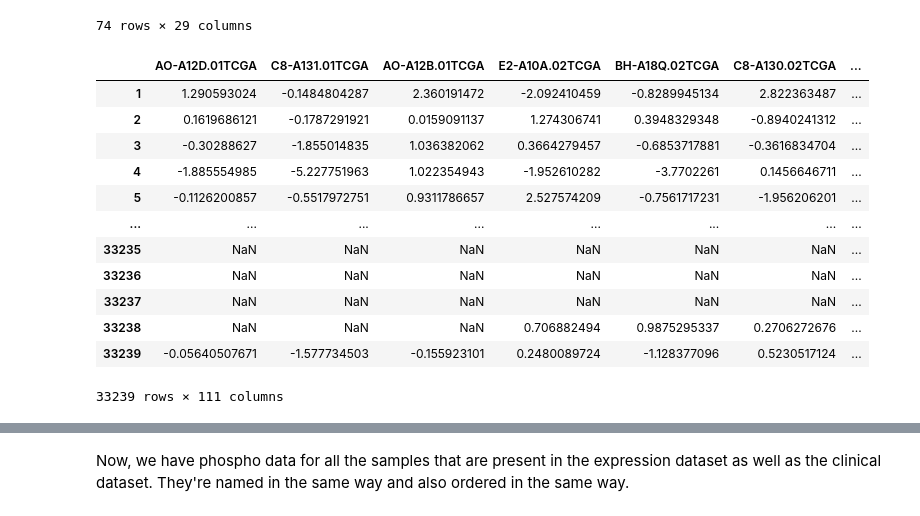
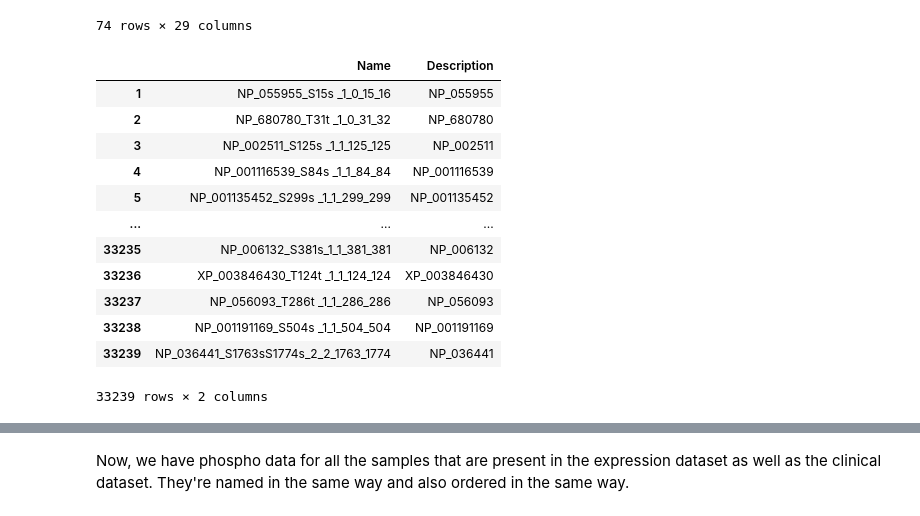
Before and after one commit to tiffanyqtang/Proteomics_Final, a Jupyter notebook: proteomics_final.ipynb, the cells around one changed output, grey strips where cells are left out. Cells and saved outputs as stored; diff of their text form; code cells hidden in the pictures.

```diff
--- a/proteomics_final.ipynb
+++ b/proteomics_final.ipynb
@@ -82,21 +101,21 @@ phospho_metadata = phosphoproteome_data.iloc[:, :2]
 # Extract the last 111 columns for phosphoproteome_data
 phosphoproteome_data_only = phosphoproteome_data.iloc[:, -111:]
 # %%
-phosphoproteome_data_only
+phospho_metadata
 # %% [output]
-|  | AO-A12D.01TCGA | C8-A131.01TCGA | AO-A12B.01TCGA | E2-A10A.02TCGA | BH-A18Q.02TCGA | C8-A130.02TCGA | ... |
-| 1 | 1.290593024 | -0.1484804287 | 2.360191472 | -2.092410459 | -0.8289945134 | 2.822363487 | ... |
-| 2 | 0.1619686121 | -0.1787291921 | 0.0159091137 | 1.274306741 | 0.3948329348 | -0.8940241312 | ... |
-| 3 | -0.30288627 | -1.855014835 | 1.036382062 | 0.3664279457 | -0.6853717881 | -0.3616834704 | ... |
-| 4 | -1.885554985 | -5.227751963 | 1.022354943 | -1.952610282 | -3.7702261 | 0.1456646711 | ... |
-| 5 | -0.1126200857 | -0.5517972751 | 0.9311786657 | 2.527574209 | -0.7561717231 | -1.956206201 | ... |
-| ... | ... | ... | ... | ... | ... | ... | ... |
-| 33235 | NaN | NaN | NaN | NaN | NaN | NaN | ... |
-| 33236 | NaN | NaN | NaN | NaN | NaN | NaN | ... |
-| 33237 | NaN | NaN | NaN | NaN | NaN | NaN | ... |
-| 33238 | NaN | NaN | NaN | 0.706882494 | 0.9875295337 | 0.2706272676 | ... |
-| 33239 | -0.05640507671 | -1.577734503 | -0.155923101 | 0.2480089724 | -1.128377096 | 0.5230517124 | ... |
+|  | Name | Description |
+| 1 | NP_055955_S15s _1_0_15_16 | NP_055955 |
+| 2 | NP_680780_T31t _1_0_31_32 | NP_680780 |
+| 3 | NP_002511_S125s _1_1_125_125 | NP_002511 |
+| 4 | NP_001116539_S84s _1_1_84_84 | NP_001116539 |
+| 5 | NP_001135452_S299s _1_1_299_299 | NP_001135452 |
+| ... | ... | ... |
+| 33235 | NP_006132_S381s_1_1_381_381 | NP_006132 |
+| 33236 | XP_003846430_T124t _1_1_124_124 | XP_003846430 |
+| 33237 | NP_056093_T286t _1_1_286_286 | NP_056093 |
+| 33238 | NP_001191169_S504s _1_1_504_504 | NP_001191169 |
+| 33239 | NP_036441_S1763sS1774s_2_2_1763_1774 | NP_036441 |
-33239 rows × 111 columns
+33239 rows × 2 columns
 # %%
 phosphoproteome_data_only_T = phosphoproteome_data_only.T
 phosphoproteome_data_only_T
```
Also changed, not shown: parts of 39 cells of this notebook.
